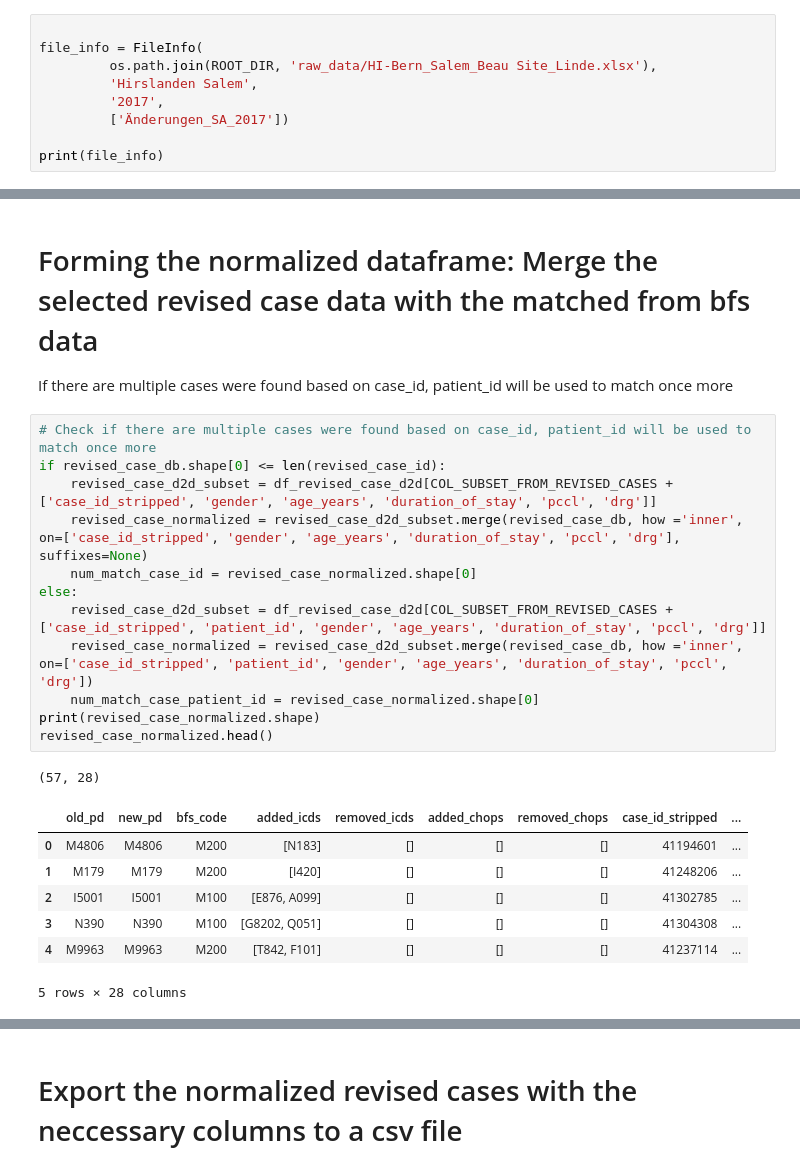
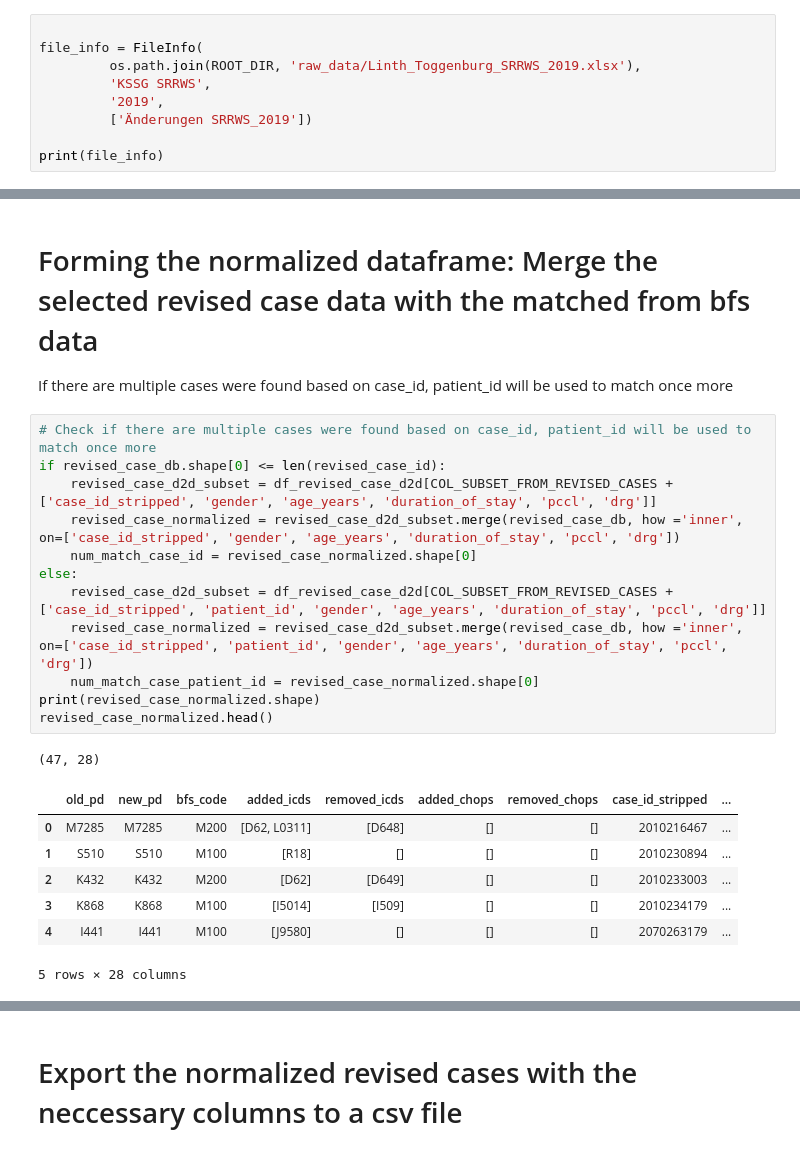
Before and after one commit to anschauf/code-scout-python, a Jupyter notebook: src/revised_case_normalization/model_normalization.ipynb, the cells around one changed output, grey strips where cells are left out. Saved outputs shown, nothing was run; the diff lists cells and outputs as text.

```diff
--- a/src/revised_case_normalization/model_normalization.ipynb
+++ b/src/revised_case_normalization/model_normalization.ipynb
@@ -19,10 +16,10 @@ from src.utils.dataframe_utils import remove_duplicated_chops
 # %%
 
 file_info = FileInfo(
-         os.path.join(ROOT_DIR, 'raw_data/HI-Bern_Salem_Beau Site_Linde.xlsx'),
-         'Hirslanden Salem',
-         '2017',
-         ['Änderungen_SA_2017'])
+         os.path.join(ROOT_DIR, 'raw_data/Linth_Toggenburg_SRRWS_2019.xlsx'),
+         'KSSG SRRWS',
+         '2019',
+         ['Änderungen SRRWS_2019'])
 
 print(file_info)
 # %% [output]
@@ -172,23 +170,23 @@ df_revised_case_d2d.head()
 # %%
 # Check if there are multiple cases were found based on case_id, patient_id will be used to match once more
 if revised_case_db.shape[0] <= len(revised_case_id):
     revised_case_d2d_subset = df_revised_case_d2d[COL_SUBSET_FROM_REVISED_CASES + ['case_id_stripped', 'gender', 'age_years', 'duration_of_stay', 'pccl', 'drg']]
-    revised_case_normalized = revised_case_d2d_subset.merge(revised_case_db, how ='inner', on=['case_id_stripped', 'gender', 'age_years', 'duration_of_stay', 'pccl', 'drg'], suffixes=None)
+    revised_case_normalized = revised_case_d2d_subset.merge(revised_case_db, how ='inner', on=['case_id_stripped', 'gender', 'age_years', 'duration_of_stay', 'pccl', 'drg'])
     num_match_case_id = revised_case_normalized.shape[0]
 else:
     revised_case_d2d_subset = df_revised_case_d2d[COL_SUBSET_FROM_REVISED_CASES + ['case_id_stripped', 'patient_id', 'gender', 'age_years', 'duration_of_stay', 'pccl', 'drg']]
     revised_case_normalized = revised_case_d2d_subset.merge(revised_case_db, how ='inner', on=['case_id_stripped', 'patient_id', 'gender', 'age_years', 'duration_of_stay', 'pccl', 'drg'])
     num_match_case_patient_id = revised_case_normalized.shape[0]
 print(revised_case_normalized.shape)
 revised_case_normalized.head()
 # %% [output]
-(57, 28)
+(47, 28)
 |  | old_pd | new_pd | bfs_code | added_icds | removed_icds | added_chops | removed_chops | case_id_stripped | ... |
-| 0 | M4806 | M4806 | M200 | [N183] | [] | [] | [] | 41194601 | ... |
-| 1 | M179 | M179 | M200 | [I420] | [] | [] | [] | 41248206 | ... |
-| 2 | I5001 | I5001 | M100 | [E876, A099] | [] | [] | [] | 41302785 | ... |
-| 3 | N390 | N390 | M100 | [G8202, Q051] | [] | [] | [] | 41304308 | ... |
-| 4 | M9963 | M9963 | M200 | [T842, F101] | [] | [] | [] | 41237114 | ... |
+| 0 | M7285 | M7285 | M200 | [D62, L0311] | [D648] | [] | [] | 2010216467 | ... |
+| 1 | S510 | S510 | M100 | [R18] | [] | [] | [] | 2010230894 | ... |
+| 2 | K432 | K432 | M200 | [D62] | [D649] | [] | [] | 2010233003 | ... |
+| 3 | K868 | K868 | M100 | [I5014] | [I509] | [] | [] | 2010234179 | ... |
+| 4 | I441 | I441 | M100 | [J9580] | [] | [] | [] | 2070263179 | ... |
 5 rows × 28 columns
 # %%
 df_revised_case_normalized = revised_case_normalized[COLS_TO_SELECT]
```
Also changed, not shown: parts of 11 cells of this notebook, 4 other files.
